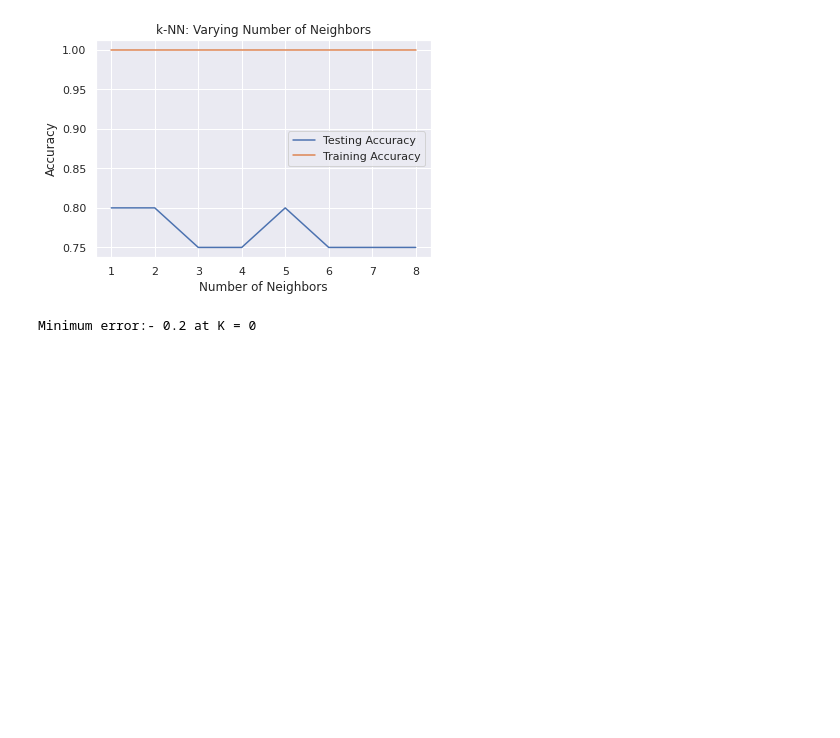
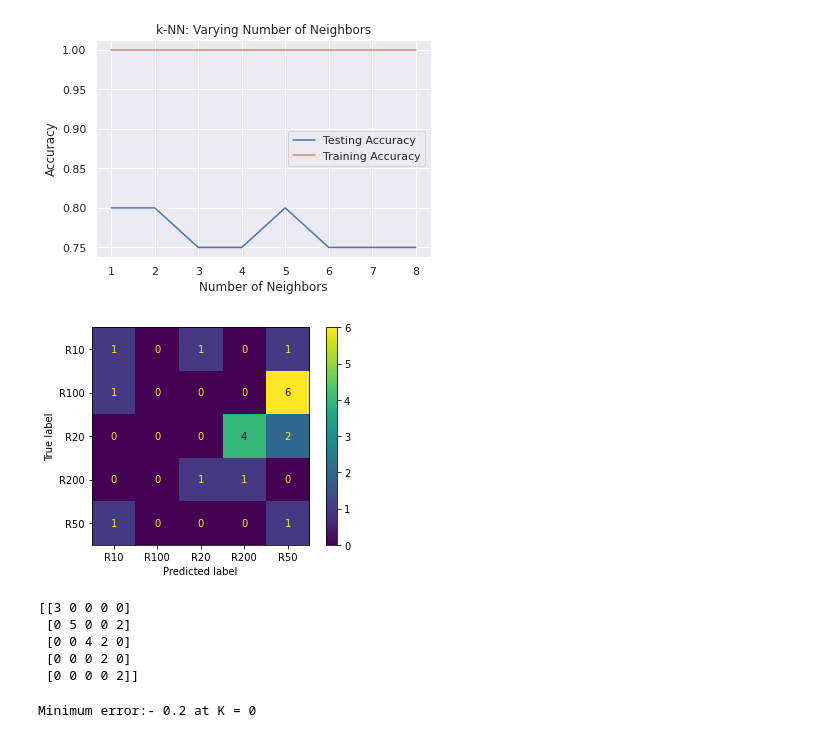
Before and after one commit to Frodo-Swaggins/COMP702PROJECT, a Jupyter notebook: comp703project.ipynb, the cells around one changed output. Drawn from its saved outputs; the diff is of its cells as text; code cells hidden in the pictures; blank space fills up the shorter version.

```diff
--- a/comp703project.ipynb
+++ b/comp703project.ipynb
@@ -445,6 +445,28 @@ plt.show()
 Preliminary model score:
 0.8
 [figure]
+# %%
+from sklearn.metrics import confusion_matrix
+import matplotlib.pyplot as plt
+from sklearn.datasets import make_classification
+from sklearn.metrics import plot_confusion_matrix
+from sklearn.model_selection import train_test_split
+from sklearn.svm import SVC
+
+clf = SVC(random_state=0)
+clf.fit(X_train, y_train)
+
+plot_confusion_matrix(clf, X_test, y_test)
+plt.show()
+
+print(confusion_matrix(y_test,y_pred))
+# %% [output]
+[figure, added]
+[[3 0 0 0 0]
+ [0 5 0 0 2]
+ [0 0 4 2 0]
+ [0 0 0 2 0]
+ [0 0 0 0 2]]
 # %%
 #since k=5 only gave us a 40% accuracy, we calculate the error rate of the values to see which k value gives us the lowest error and will provide the highest accuracy
 error = []
```
